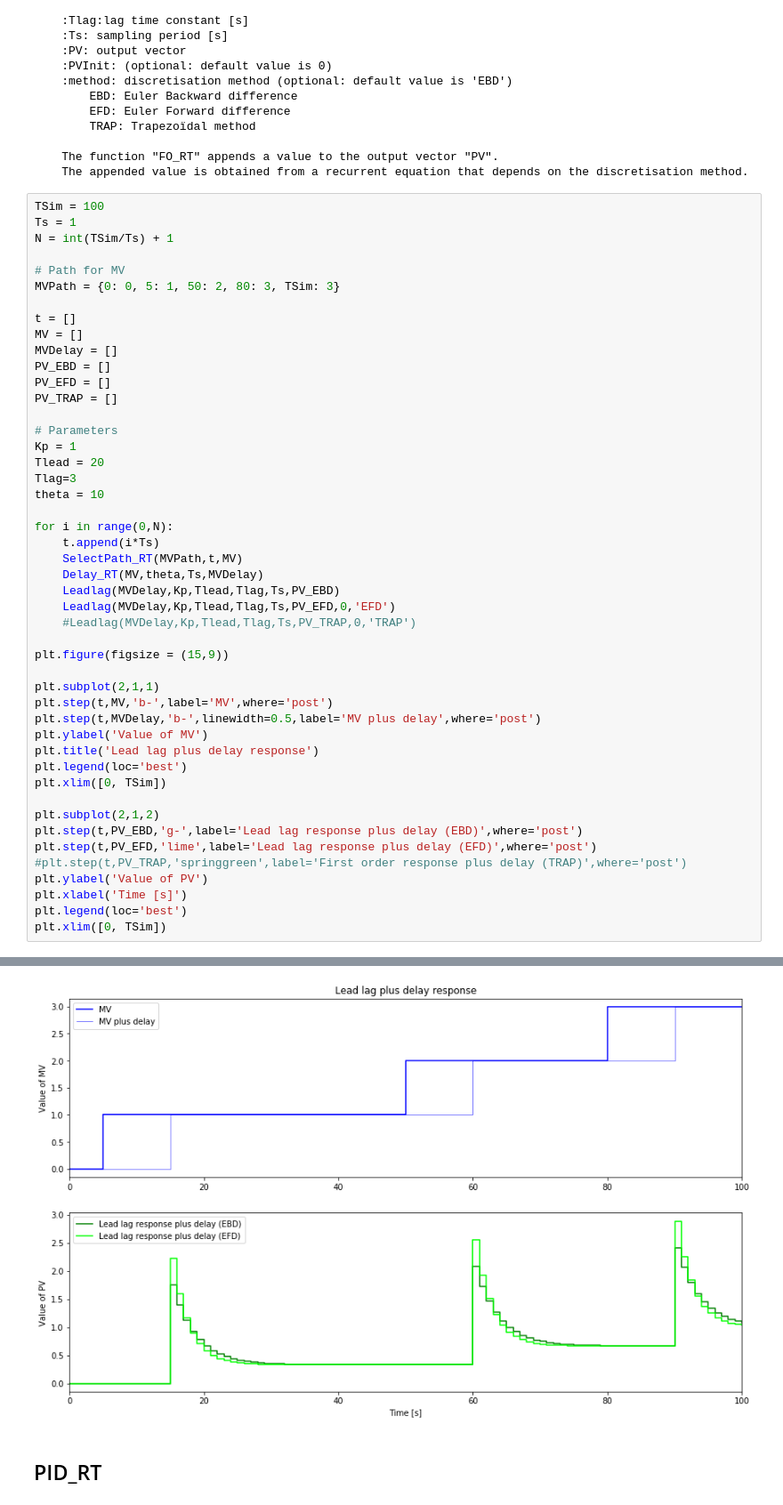
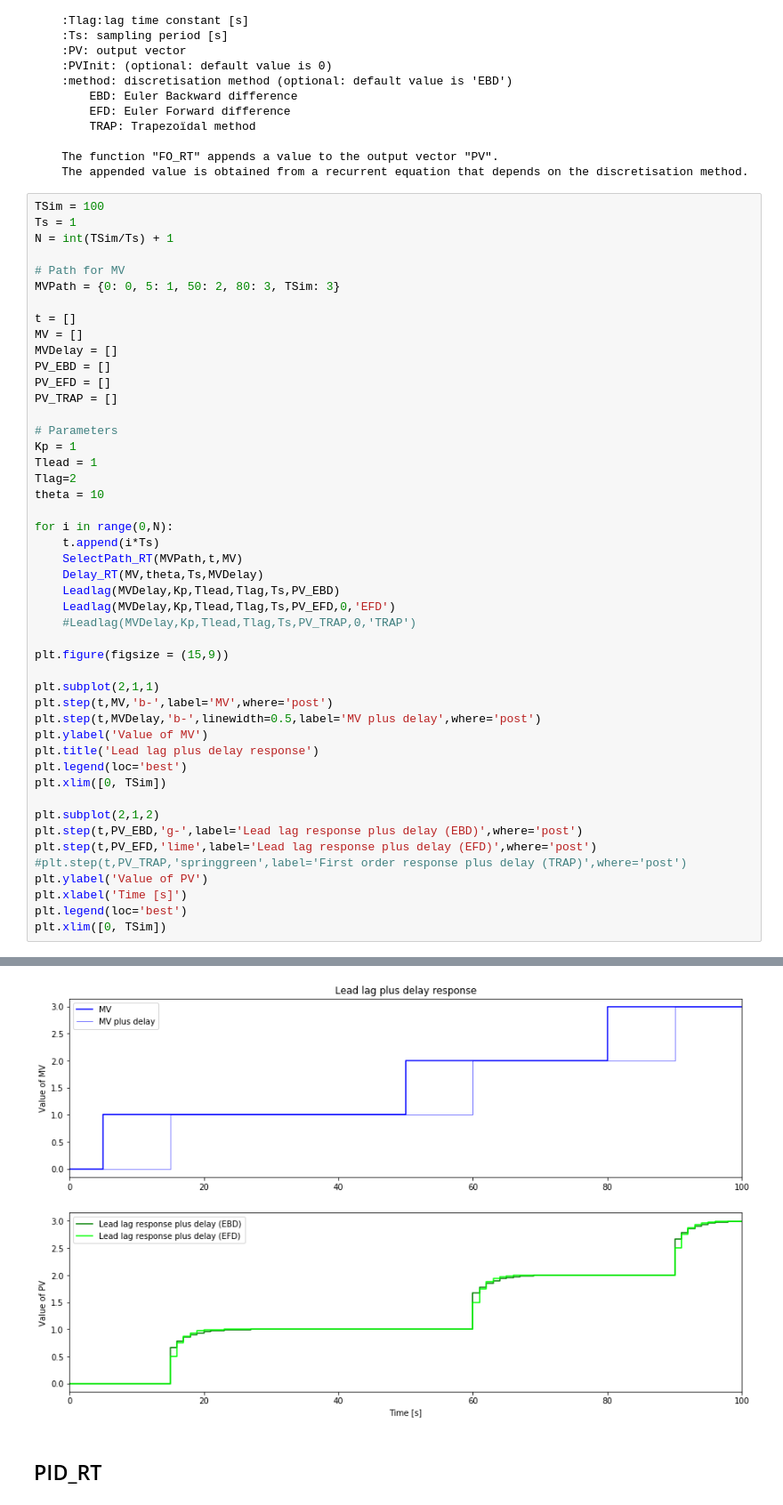
Before and after one commit to Vicoj/TCLab_2023, a Jupyter notebook: Délivrables/package_LAB2.ipynb, the cells around one changed output, grey strips where cells are left out. Shown at 89% size. Saved outputs shown, nothing was run; the diff lists cells and outputs as text.

```diff
--- a/Délivrables/package_LAB2.ipynb
+++ b/Délivrables/package_LAB2.ipynb
@@ -55,39 +55,39 @@ PV_TRAP = []
 
 # Parameters
 Kp = 1
-Tlead = 20
-Tlag=3
+Tlead = 1
+Tlag=2
 theta = 10
 
 for i in range(0,N):
     t.append(i*Ts)
     SelectPath_RT(MVPath,t,MV)
     Delay_RT(MV,theta,Ts,MVDelay)
     Leadlag(MVDelay,Kp,Tlead,Tlag,Ts,PV_EBD)
     Leadlag(MVDelay,Kp,Tlead,Tlag,Ts,PV_EFD,0,'EFD')
     #Leadlag(MVDelay,Kp,Tlead,Tlag,Ts,PV_TRAP,0,'TRAP')
 
 plt.figure(figsize = (15,9))
 
 plt.subplot(2,1,1)
 plt.step(t,MV,'b-',label='MV',where='post')
 plt.step(t,MVDelay,'b-',linewidth=0.5,label='MV plus delay',where='post')
 plt.ylabel('Value of MV')
 plt.title('Lead lag plus delay response')
 plt.legend(loc='best')
 plt.xlim([0, TSim])
 
 plt.subplot(2,1,2)
 plt.step(t,PV_EBD,'g-',label='Lead lag response plus delay (EBD)',where='post')
 plt.step(t,PV_EFD,'lime',label='Lead lag response plus delay (EFD)',where='post')
 #plt.step(t,PV_TRAP,'springgreen',label='First order response plus delay (TRAP)',where='post')
 plt.ylabel('Value of PV')
 plt.xlabel('Time [s]')
 plt.legend(loc='best')
 plt.xlim([0, TSim])
 # %% [output]
 (0, 100)
-[figure, old version]
+[figure, new version]
 # %% [markdown]
 ## PID_RT
 # %%
```
Also changed, not shown: parts of 2 cells of this notebook.
